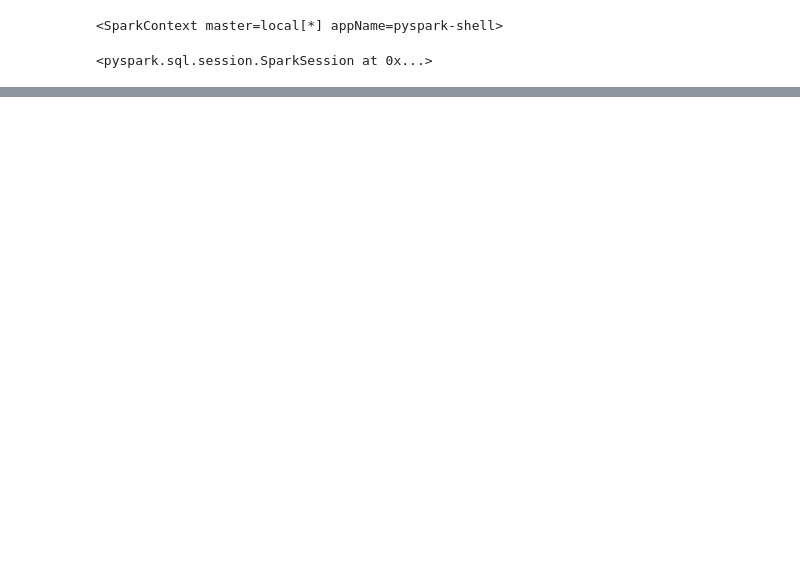
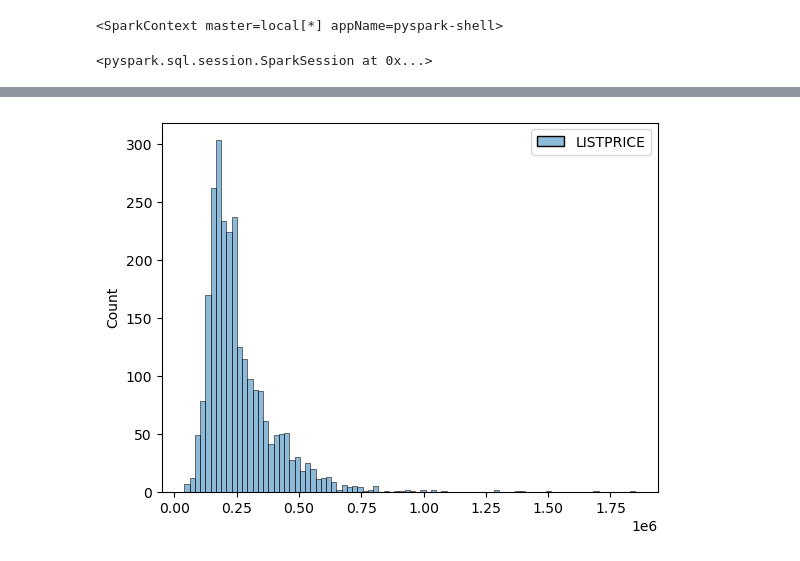
Before and after one commit to Alashmony/Feature_Engineering_with_PySpark_DataCamp, a Jupyter notebook: Fourth.ipynb, the cells around one changed output, grey strips where cells are left out. Cells and saved outputs as stored; diff of their text form; code cells hidden in the pictures; blank space fills up the shorter version.

```diff
--- a/Fourth.ipynb
+++ b/Fourth.ipynb
@@ -18,0 +391,5 @@ spark
+# %%
+sns.histplot(pandas_df)
+plt.show()
+# %% [output]
+[figure, added]
```
Also changed, not shown: parts of 30 cells of this notebook, 1 other file.
